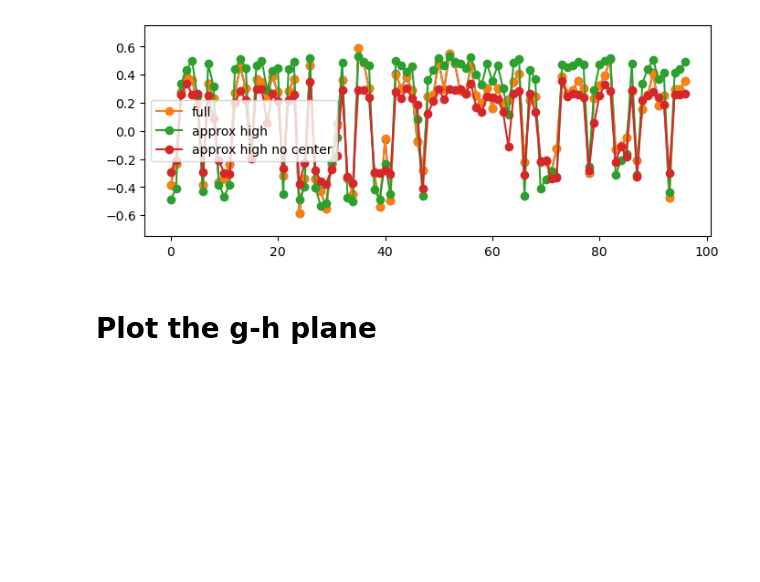
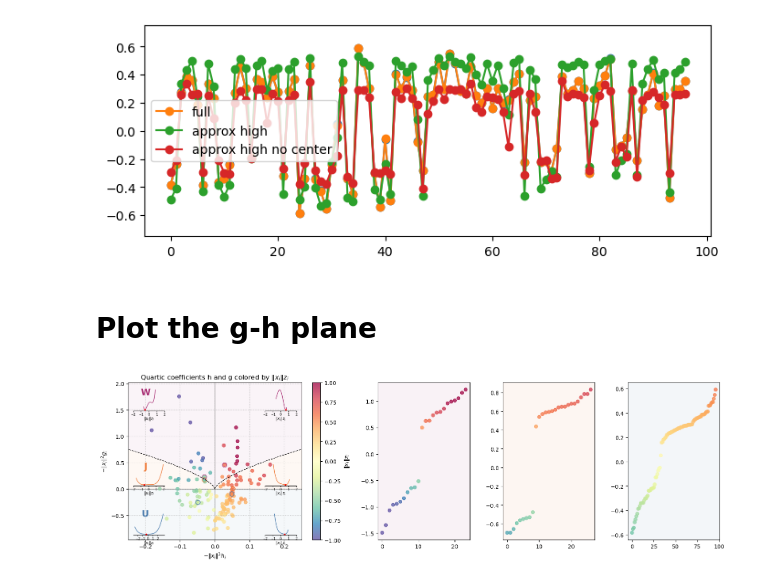
Before and after one commit to stootoon/glom-io-transform-release, a Jupyter notebook: model_fitting/explain_diag.ipynb, the cells around one changed output. Drawn from its saved outputs; the diff is of its cells as text; code cells hidden in the pictures; blank space fills up the shorter version.

```diff
--- a/model_fitting/explain_diag.ipynb
+++ b/model_fitting/explain_diag.ipynb
@@ -206,7 +206,7 @@ ax1.axhspan(y0, 0, color="#4477AA", alpha=0.05, lw=0, zorder=-2)              #
 ax1.fill_betweenx(yv, cx, x1, color="#EE7733", alpha=0.05, lw=0, zorder=-2)   # J: g < 0, right of the cusp
 ax1.fill_betweenx(yv, x0, -cx, color="#EE7733", alpha=0.05, lw=0, zorder=-2)  # J: g < 0, left of the cusp
 ax1.fill_betweenx(yv, -cx, cx, color="#AA3377", alpha=0.05, lw=0, zorder=-2)  # W: between the cusp branches
-label_pos = {"W": (0.5, 0.92), "J": (0.85, 0.60), "U": (0.5, 0.08)}   # axes fractions
+label_pos = {"W": (0.1, 0.92), "J": (0.1, 0.45), "U": (0.1, 0.15)}   # axes fractions
 for name, (tx, ty) in label_pos.items():
     ax1.text(tx, ty, name, color=region_colors[name], transform=ax1.transAxes, ha="center", fontsize=16, fontweight="bold")
 xlim(x0, x1); ylim(y0, y1)
@@ -220,30 +220,32 @@ def add_loss_inset(i, xc, yc, color):
     [axi.spines[s].set_visible(False) for s in ["top", "right", "left"]]
     axi.set_yticks([]); axi.set_xticks(np.arange(-2, 3, 1))
     axi.set_xlabel("$\|x_i\|z_i$", fontsize=7, labelpad=-1)
     axi.tick_params(labelsize=6, length=2, pad=1)
     return axi
 
 # Left insets share one x position, right insets another; rows set per region:
 # W in the top corners, J just above the x-axis, U in the bottom corners.
 inset_xc = {"L": 0.12, "R": 0.88}
 f0 = (0 - y0) / (y1 - y0)              # axes-fraction height of the x-axis (y = 0)
 inset_yc = {"W": 0.82, "J": f0 + 0.02, "U": 0.03}
 for (name, side), wi in exemplars.items():
     add_loss_inset(wi, inset_xc[side], inset_yc[name], region_colors[name])
 
 axes = {"W": subplot(gs[0,2]),
         "J": subplot(gs[0,3]),
         "U": subplot(gs[0,4])}
 
 for name in "WJU":
     ax = axes[name]
     mask = {"W": in_W, "J": in_J, "U": in_U}[name]
     zz_sub = zz[mask]
     order = np.argsort(zz_sub)
     ax.scatter(arange(len(order)), zz_sub[order], c = color_by[0][mask][order], alpha=0.75, cmap=color_by[3], vmin=color_by[1], vmax=color_by[2])
     # Color the axis according to the region's color
     # Add alpha to the color to make it lighter
     ax_col = region_colors[name] + "10"  # Adding '33' for alpha transparency
     ax.set_facecolor(ax_col)
 
 tight_layout()
+# %% [output]
+[figure, added]
```
